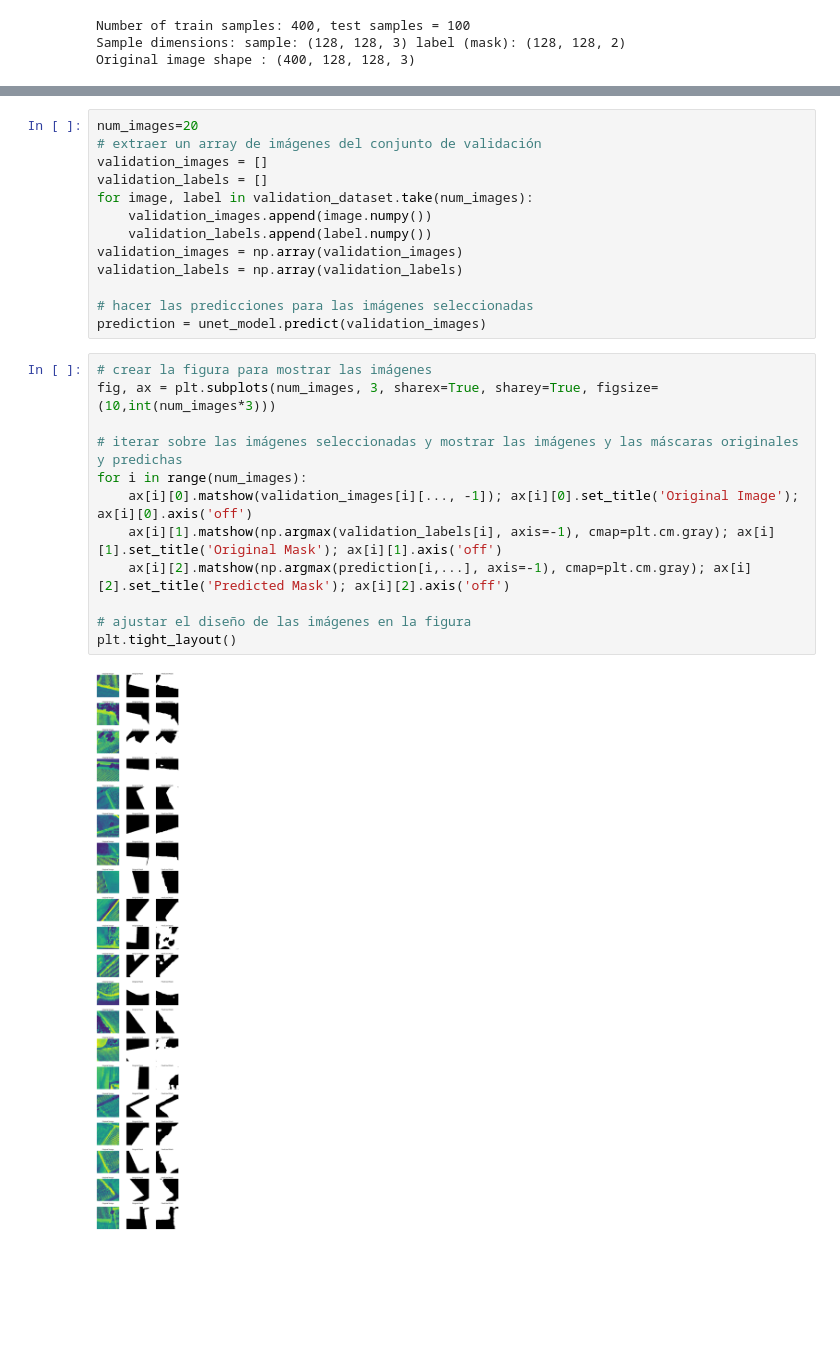
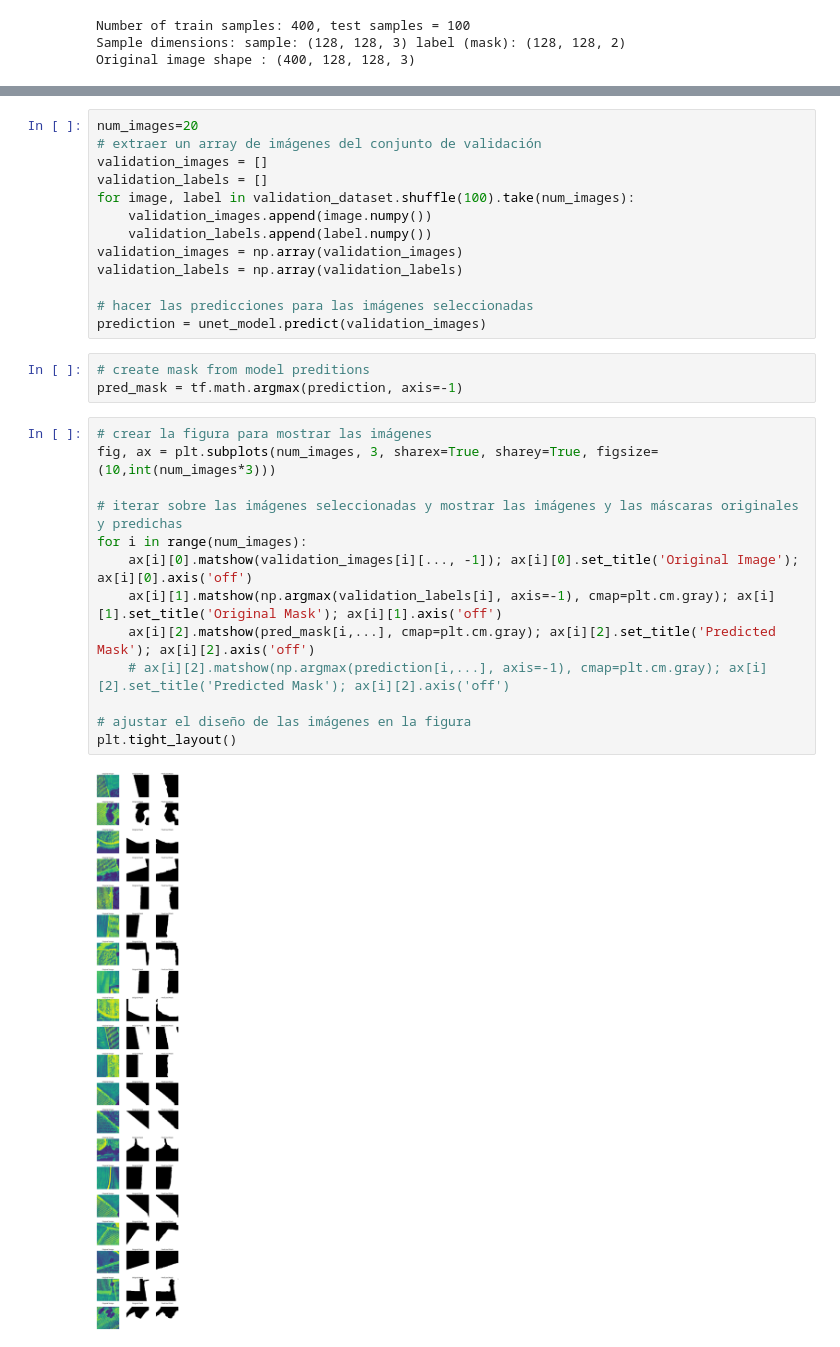
Before and after one commit to gusriobr/vineyard-segmenter, a Jupyter notebook: notebooks/test_predictions.ipynb, the cells around one changed output, grey strips where cells are left out. Cells and saved outputs as stored; diff of their text form; blank space fills up the shorter version.

```diff
--- a/notebooks/test_predictions.ipynb
+++ b/notebooks/test_predictions.ipynb
@@ -64,7 +37,7 @@ num_images=20
 # extraer un array de imágenes del conjunto de validación
 validation_images = []
 validation_labels = []
-for image, label in validation_dataset.take(num_images):
+for image, label in validation_dataset.shuffle(100).take(num_images):
     validation_images.append(image.numpy())
     validation_labels.append(label.numpy())
 validation_images = np.array(validation_images)
@@ -72,17 +45,21 @@ validation_labels = np.array(validation_labels)
 
 # hacer las predicciones para las imágenes seleccionadas
 prediction = unet_model.predict(validation_images)
+# %%
+# create mask from model preditions
+pred_mask = tf.math.argmax(prediction, axis=-1)
 # %%
 # crear la figura para mostrar las imágenes
 fig, ax = plt.subplots(num_images, 3, sharex=True, sharey=True, figsize=(10,int(num_images*3)))
 
 # iterar sobre las imágenes seleccionadas y mostrar las imágenes y las máscaras originales y predichas
 for i in range(num_images):
     ax[i][0].matshow(validation_images[i][..., -1]); ax[i][0].set_title('Original Image'); ax[i][0].axis('off')
     ax[i][1].matshow(np.argmax(validation_labels[i], axis=-1), cmap=plt.cm.gray); ax[i][1].set_title('Original Mask'); ax[i][1].axis('off')
-    ax[i][2].matshow(np.argmax(prediction[i,...], axis=-1), cmap=plt.cm.gray); ax[i][2].set_title('Predicted Mask'); ax[i][2].axis('off')
+    ax[i][2].matshow(pred_mask[i,...], cmap=plt.cm.gray); ax[i][2].set_title('Predicted Mask'); ax[i][2].axis('off')
+    # ax[i][2].matshow(np.argmax(prediction[i,...], axis=-1), cmap=plt.cm.gray); ax[i][2].set_title('Predicted Mask'); ax[i][2].axis('off')
 
 # ajustar el diseño de las imágenes en la figura
 plt.tight_layout()
 # %% [output]
-[figure, old version]
+[figure, new version]
```
Also changed, not shown: parts of 4 cells of this notebook, 12 other files.
